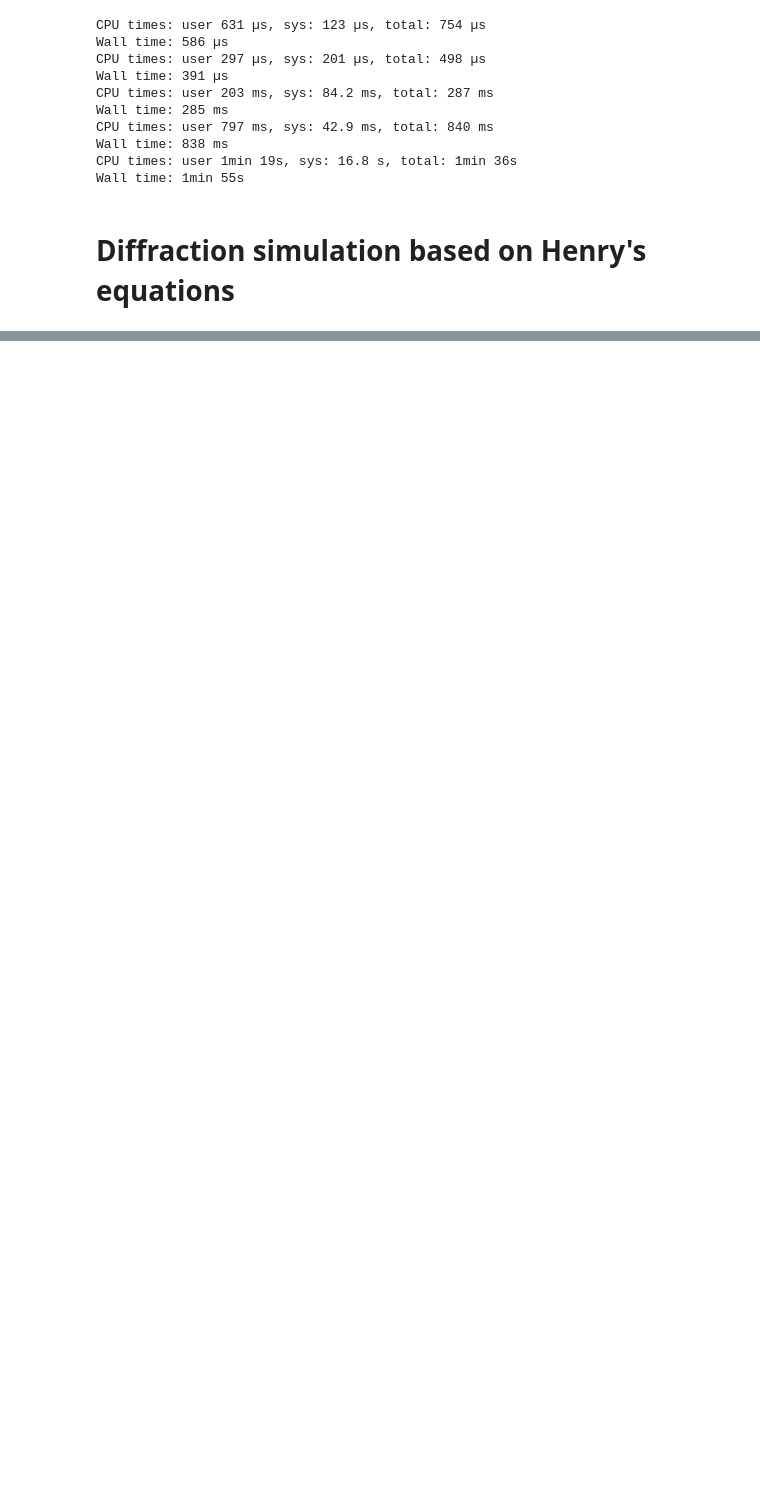
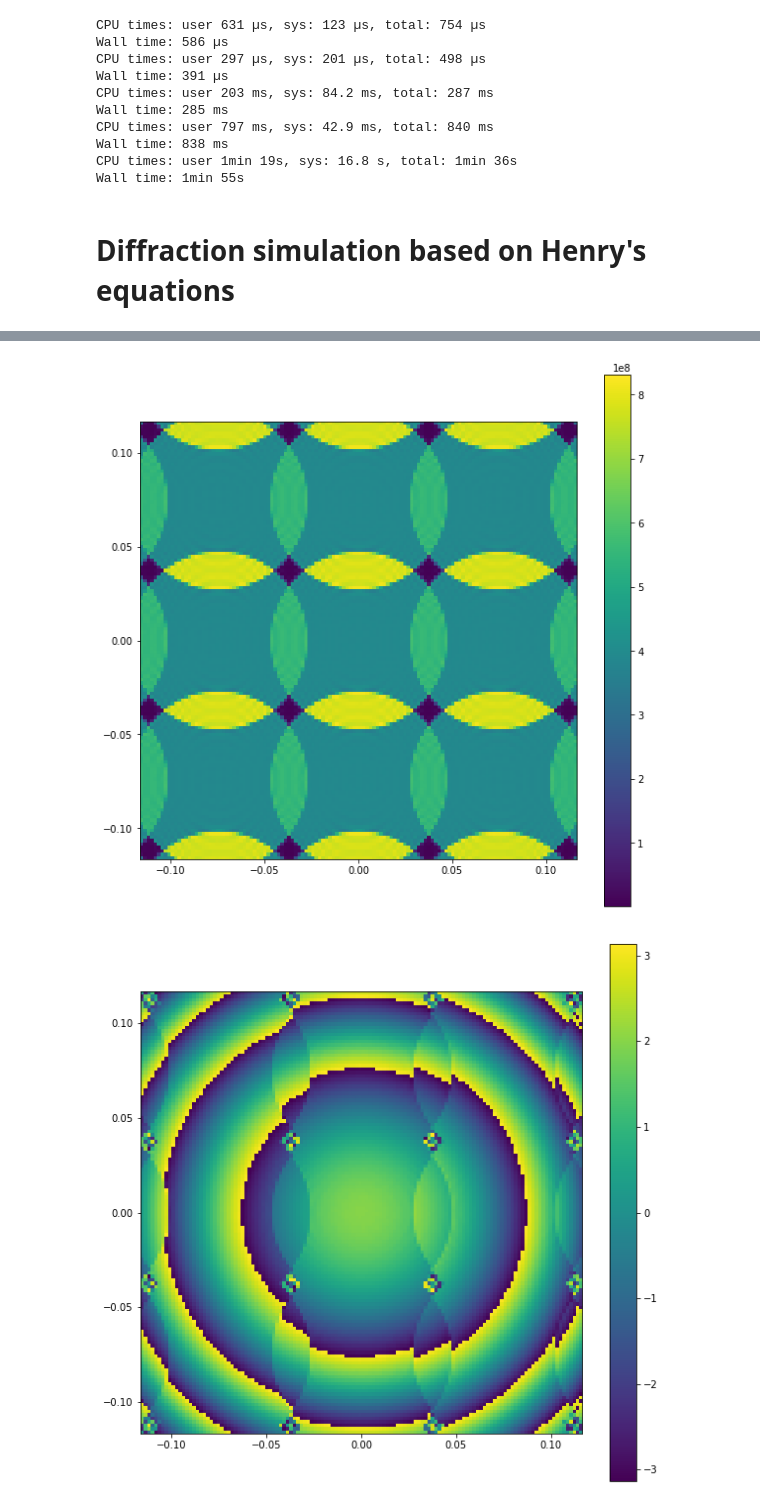
Before and after one commit to simply-nicky/cbc, a Jupyter notebook: prototyping/proto.ipynb, the cells around one changed output, grey strips where cells are left out. Drawn from its saved outputs; the diff is of its cells as text; code cells hidden in the pictures; blank space fills up the shorter version.

```diff
--- a/prototyping/proto.ipynb
+++ b/prototyping/proto.ipynb
@@ -251,0 +237,21 @@ plt.show()
+# %%
+qs_abs = cbc.utils.q_abs(kouts, kins) / 2.0 / wavelength / 1e7
+asf_coeffs1 = cbc.asf_coeffs()
+asfs1 = cbc.asf_vals(qs_abs, asf_coeffs1)
+# %%
+%matplotlib inline
+phs = cbc.utils.phase(kouts, xs, ys, zs, wavelength)
+res = (asfs1 * phs * us).sum(axis=-1).reshape(kxs.shape)
+ints = np.abs(res)
+plt.figure(figsize=(10, 10))
+plt.imshow(ints, extent = [kxs.min(), kxs.max(), kys.min(), kys.max()])
+plt.colorbar()
+plt.show()
+ang1 = np.angle(res)
+plt.figure(figsize=(10,10))
+plt.imshow(ang1, extent = [kxs.min(), kxs.max(), kys.min(), kys.max()])
+plt.colorbar()
+plt.show()
+# %% [output]
+[figure, added]
+[figure, added]
```
Also changed, not shown: parts of 31 cells of this notebook, 10 other files.
